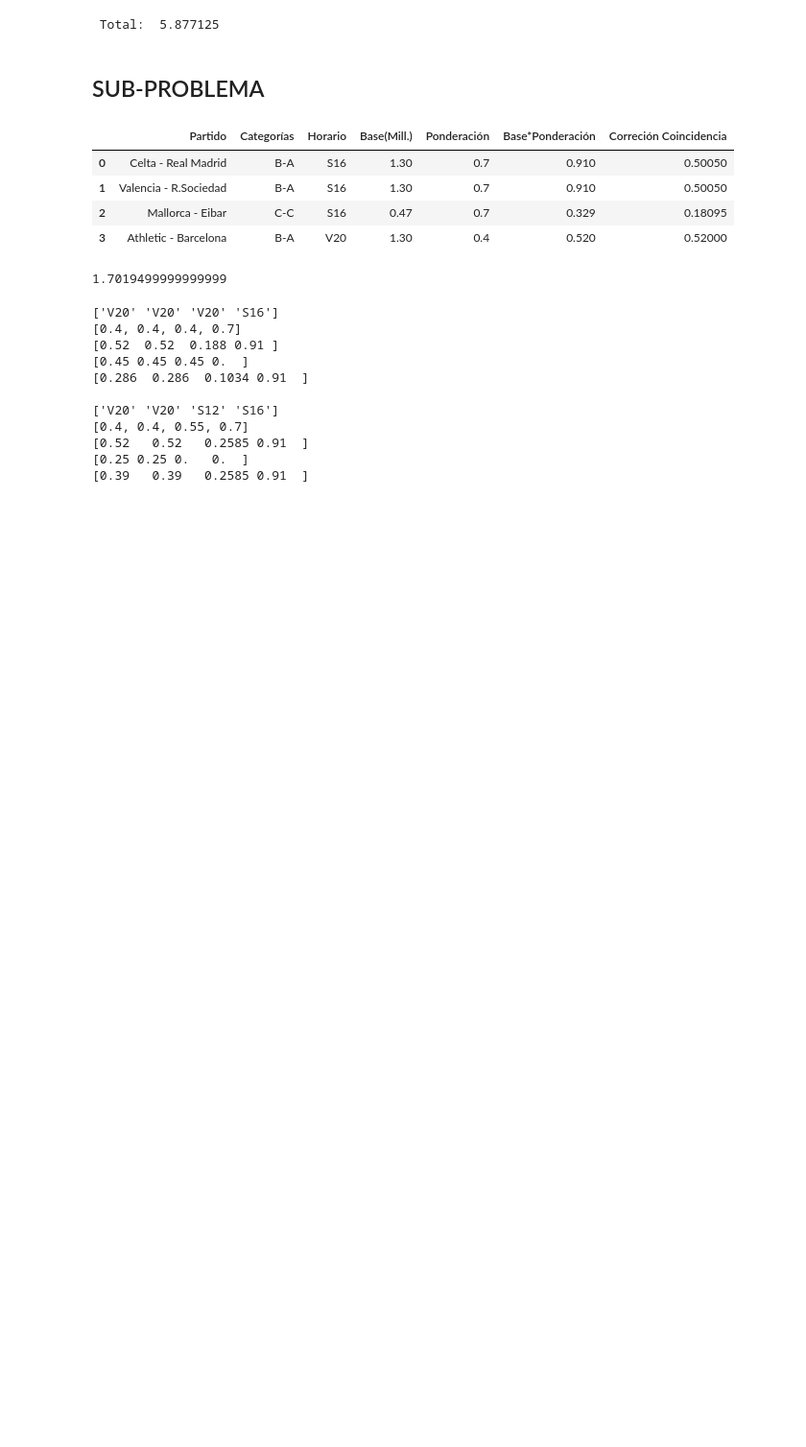
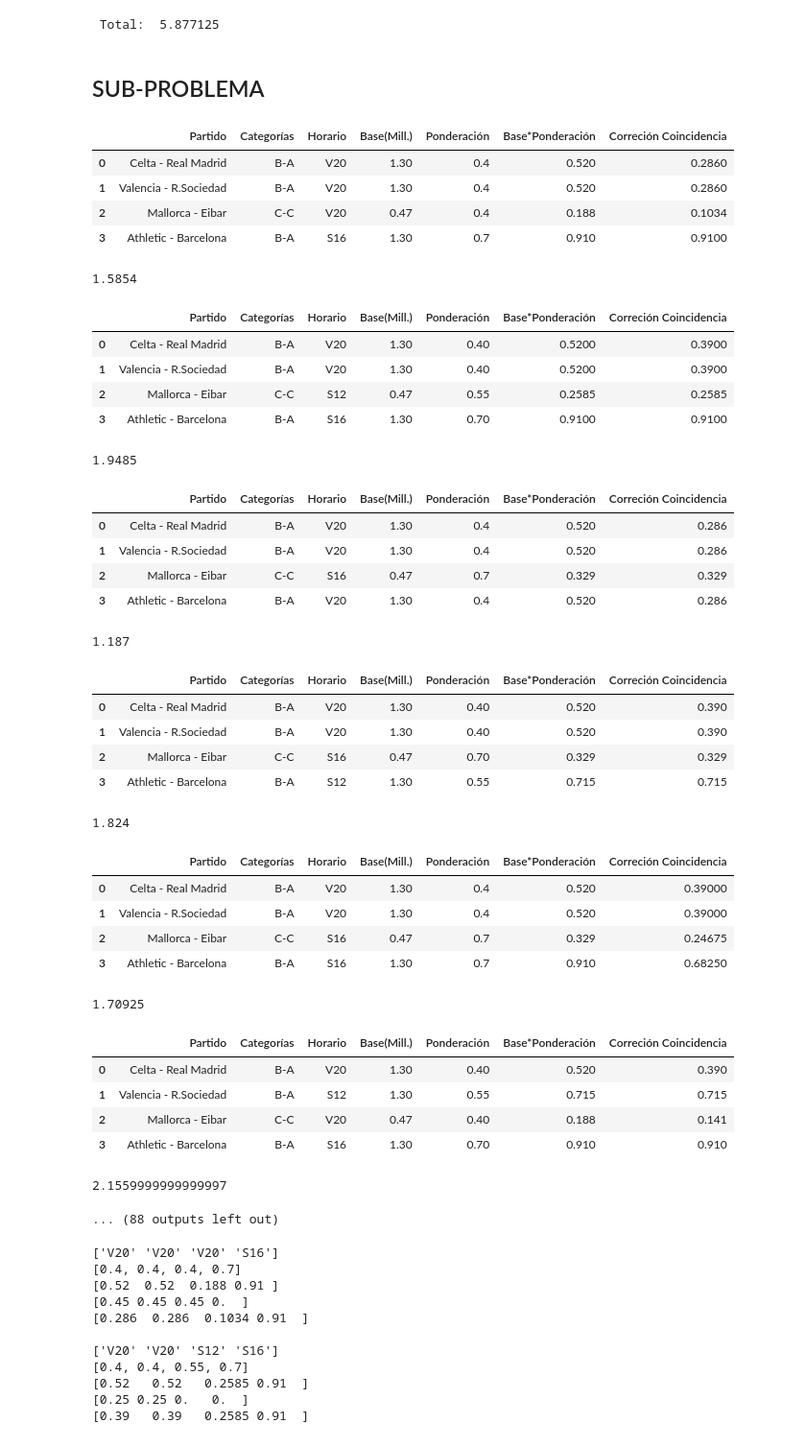
Before and after one commit to cristianscu99-VIU/03MIAR_Algoritmos-de-Optimizacion, a Jupyter notebook: SEMINARIO/Proyecto_AOP_Problema_2_Cristian_de_la_Santa_Cruz.ipynb, the cells around one changed output. Shown at 96% size. Drawn from its saved outputs; the diff is of its cells as text; code cells hidden in the pictures; blank space fills up the shorter version.

```diff
--- a/SEMINARIO/Proyecto_AOP_Problema_2_Cristian_de_la_Santa_Cruz.ipynb
+++ b/SEMINARIO/Proyecto_AOP_Problema_2_Cristian_de_la_Santa_Cruz.ipynb
@@ -457,38 +457,78 @@ lista_categorias = ['B-A', 'B-A', 'C-C', 'B-A']
 
 lista_bases = [1.3, 1.3, 0.47, 1.3]
 
 Ponderacion = {'V20': 0.4, 'S12' : 0.55, 'S16' : 0.7}
 
+lista_totales = []
+dict_resultados = {}
+
 ##############################################
 
 listado_horarios = list(Ponderacion.keys())
 
 P = len(lista_partidos)
 H = len(listado_horarios)
 
 # Generar todas las combinaciones de P números del 0 a H-1
 matriz = list(product(range(H), repeat=P))
 matriz_restringida = [comb for comb in matriz if (0 in comb and H-1 in comb)]
 
 # Convertir la matriz de combinaciones con restrincciones a horarios
 horarios = np.array(listado_horarios)[np.array(matriz_restringida)] # lista de listas con todos los horarios posibles para la jornada
 
 for lista_horario_partido in horarios:
   lista_ponderaciones = [Ponderacion[lista_horario_partido[i]] for i in range(len(lista_horario_partido))]
   lista_base_ponderacion = np.array(lista_bases)*np.array(lista_ponderaciones)
   lista_correciones = np.array(Correcion_por_coincidencia(lista_horario_partido))
   lista_correciones_corregida = lista_base_ponderacion*(np.ones(len(lista_correciones))-lista_correciones)
 
   df, Total = generar_dataframe(lista_partidos, lista_categorias, lista_horario_partido, lista_bases, lista_ponderaciones, lista_base_ponderacion, lista_correciones_corregida)
   display(df)
   print(Total,'\n')
+  lista_totales.append(Total)
+
+lista_totales = np.array(lista_totales)
+dict_resultados = dict(zip([tuple(h) for h in horarios], lista_totales))
+print(dict_resultados, '\n')
+print(np.max(lista_totales))
 # %% [output]
 |  | Partido | Categorías | Horario | Base(Mill.) | Ponderación | Base*Ponderación | Correción Coincidencia |
-| 0 | Celta - Real Madrid | B-A | S16 | 1.30 | 0.7 | 0.910 | 0.50050 |
-| 1 | Valencia - R.Sociedad | B-A | S16 | 1.30 | 0.7 | 0.910 | 0.50050 |
-| 2 | Mallorca - Eibar | C-C | S16 | 0.47 | 0.7 | 0.329 | 0.18095 |
-| 3 | Athletic - Barcelona | B-A | V20 | 1.30 | 0.4 | 0.520 | 0.52000 |
+| 0 | Celta - Real Madrid | B-A | V20 | 1.30 | 0.4 | 0.520 | 0.2860 |
+| 1 | Valencia - R.Sociedad | B-A | V20 | 1.30 | 0.4 | 0.520 | 0.2860 |
+| 2 | Mallorca - Eibar | C-C | V20 | 0.47 | 0.4 | 0.188 | 0.1034 |
+| 3 | Athletic - Barcelona | B-A | S16 | 1.30 | 0.7 | 0.910 | 0.9100 |
-1.7019499999999999
+1.5854
+|  | Partido | Categorías | Horario | Base(Mill.) | Ponderación | Base*Ponderación | Correción Coincidencia |
+| 0 | Celta - Real Madrid | B-A | V20 | 1.30 | 0.40 | 0.5200 | 0.3900 |
+| 1 | Valencia - R.Sociedad | B-A | V20 | 1.30 | 0.40 | 0.5200 | 0.3900 |
+| 2 | Mallorca - Eibar | C-C | S12 | 0.47 | 0.55 | 0.2585 | 0.2585 |
+| 3 | Athletic - Barcelona | B-A | S16 | 1.30 | 0.70 | 0.9100 | 0.9100 |
+1.9485
+|  | Partido | Categorías | Horario | Base(Mill.) | Ponderación | Base*Ponderación | Correción Coincidencia |
+| 0 | Celta - Real Madrid | B-A | V20 | 1.30 | 0.4 | 0.520 | 0.286 |
+| 1 | Valencia - R.Sociedad | B-A | V20 | 1.30 | 0.4 | 0.520 | 0.286 |
+| 2 | Mallorca - Eibar | C-C | S16 | 0.47 | 0.7 | 0.329 | 0.329 |
+| 3 | Athletic - Barcelona | B-A | V20 | 1.30 | 0.4 | 0.520 | 0.286 |
+1.187
+|  | Partido | Categorías | Horario | Base(Mill.) | Ponderación | Base*Ponderación | Correción Coincidencia |
+| 0 | Celta - Real Madrid | B-A | V20 | 1.30 | 0.40 | 0.520 | 0.390 |
+| 1 | Valencia - R.Sociedad | B-A | V20 | 1.30 | 0.40 | 0.520 | 0.390 |
+| 2 | Mallorca - Eibar | C-C | S16 | 0.47 | 0.70 | 0.329 | 0.329 |
+| 3 | Athletic - Barcelona | B-A | S12 | 1.30 | 0.55 | 0.715 | 0.715 |
+1.824
+|  | Partido | Categorías | Horario | Base(Mill.) | Ponderación | Base*Ponderación | Correción Coincidencia |
+| 0 | Celta - Real Madrid | B-A | V20 | 1.30 | 0.4 | 0.520 | 0.39000 |
+| 1 | Valencia - R.Sociedad | B-A | V20 | 1.30 | 0.4 | 0.520 | 0.39000 |
+| 2 | Mallorca - Eibar | C-C | S16 | 0.47 | 0.7 | 0.329 | 0.24675 |
+| 3 | Athletic - Barcelona | B-A | S16 | 1.30 | 0.7 | 0.910 | 0.68250 |
+1.70925
+|  | Partido | Categorías | Horario | Base(Mill.) | Ponderación | Base*Ponderación | Correción Coincidencia |
+| 0 | Celta - Real Madrid | B-A | V20 | 1.30 | 0.40 | 0.520 | 0.390 |
+| 1 | Valencia - R.Sociedad | B-A | S12 | 1.30 | 0.55 | 0.715 | 0.715 |
+| 2 | Mallorca - Eibar | C-C | V20 | 0.47 | 0.40 | 0.188 | 0.141 |
+| 3 | Athletic - Barcelona | B-A | S16 | 1.30 | 0.70 | 0.910 | 0.910 |
+2.1559999999999997
+... (88 outputs left out)
 # %%
 import numpy as np
 import pandas as pd
```
